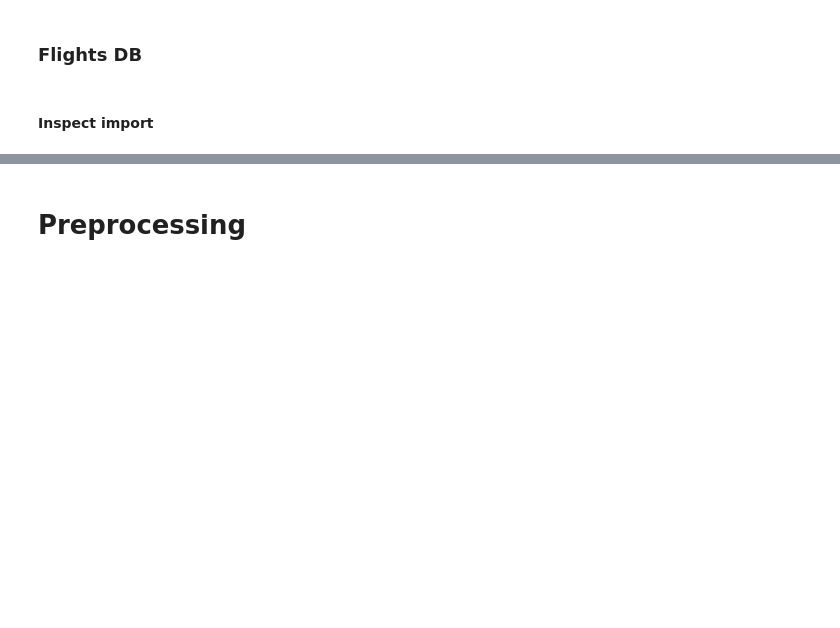
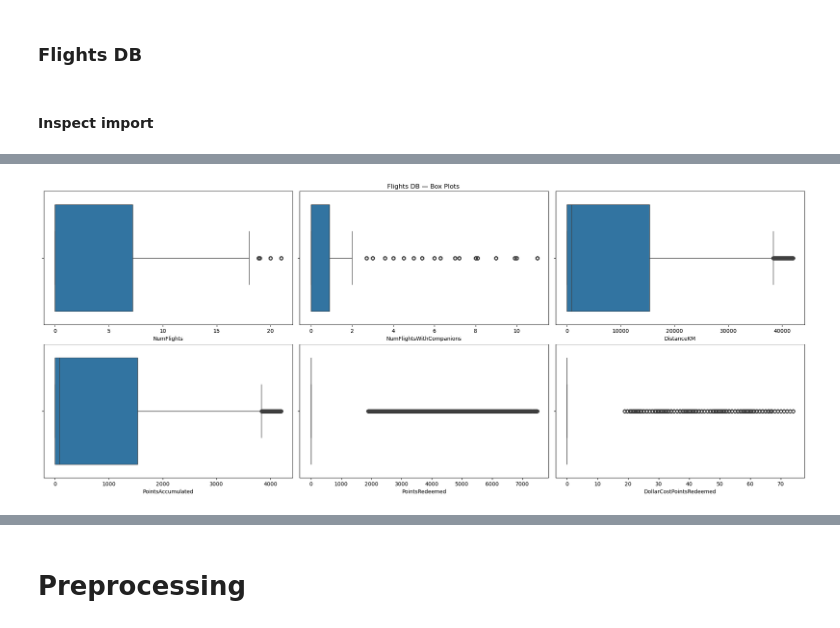
Before and after one commit to lucasdmcax/data_mining, a Jupyter notebook: Group20_EDA_Code.ipynb, the cells around one changed output, grey strips where cells are left out. Saved outputs shown, nothing was run; the diff lists cells and outputs as text; code cells hidden in the pictures; blank space fills up the shorter version.

```diff
--- a/Group20_EDA_Code.ipynb
+++ b/Group20_EDA_Code.ipynb
@@ -195,0 +215,13 @@ flights_db.head()
+# %%
+#checking boxplot
+fig, axes = plt.subplots(2, 3,figsize=(20, 8), constrained_layout=True)
+
+for ax, feat in zip(axes.flatten(), numeric_features):
+    sns.boxplot(data=flights_db, x=feat, ax=ax)
+    ax.set_xlabel(feat)
+    ax.set_ylabel('')
+
+fig.suptitle("Flights DB — Box Plots", y=1.02)
+plt.show()
+# %% [output]
+[figure, added]
```
Also changed, not shown: parts of 14 cells of this notebook.
